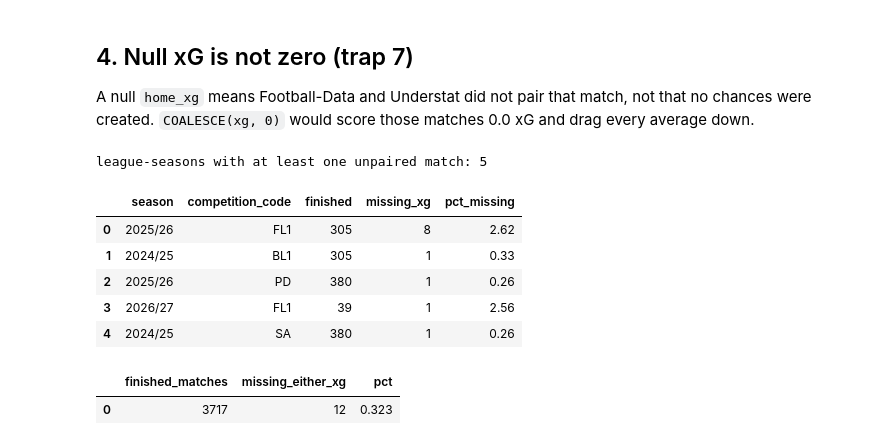
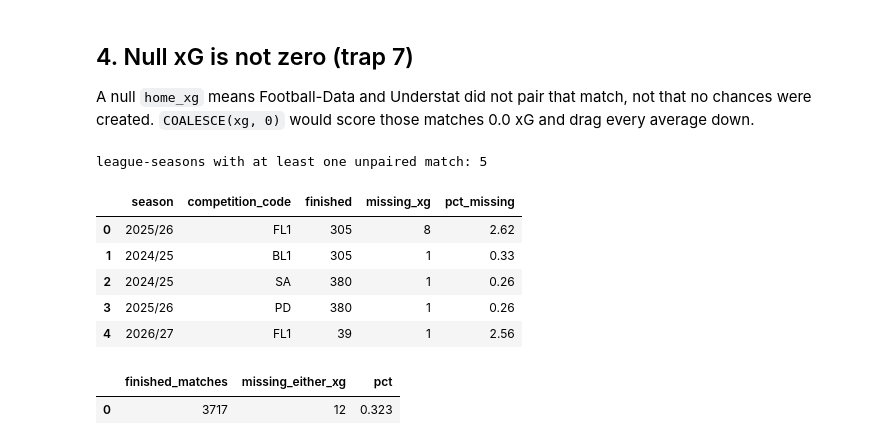
Before and after one commit to Fabiohhp/football-data-analytics, a Jupyter notebook: notebooks/01_data_profile.ipynb, the cells around one changed output. Saved outputs shown, nothing was run; the diff lists cells and outputs as text; code cells hidden in the pictures.

```diff
--- a/notebooks/01_data_profile.ipynb
+++ b/notebooks/01_data_profile.ipynb
@@ -232,29 +234,29 @@ and drag every average down.
 # %%
 xg_completeness = snap.df(
     """
     SELECT
         season,
         competition_code,
         count(*)                                          AS finished,
         count(*) FILTER (WHERE home_xg IS NULL)            AS missing_xg,
         round(100.0 * count(*) FILTER (WHERE home_xg IS NULL) / count(*), 2) AS pct_missing
     FROM fact_matches
     WHERE status = 'FINISHED' AND competition_code IS NOT NULL
     GROUP BY season, competition_code
     HAVING count(*) FILTER (WHERE home_xg IS NULL) > 0
-    ORDER BY missing_xg DESC
+    ORDER BY missing_xg DESC, season, competition_code
     """
 )
 print(f"league-seasons with at least one unpaired match: {len(xg_completeness)}")
 xg_completeness
 # %% [output]
 league-seasons with at least one unpaired match: 5
 |  | season | competition_code | finished | missing_xg | pct_missing |
 | 0 | 2025/26 | FL1 | 305 | 8 | 2.62 |
 | 1 | 2024/25 | BL1 | 305 | 1 | 0.33 |
-| 2 | 2025/26 | PD | 380 | 1 | 0.26 |
-| 3 | 2026/27 | FL1 | 39 | 1 | 2.56 |
-| 4 | 2024/25 | SA | 380 | 1 | 0.26 |
+| 2 | 2024/25 | SA | 380 | 1 | 0.26 |
+| 3 | 2025/26 | PD | 380 | 1 | 0.26 |
+| 4 | 2026/27 | FL1 | 39 | 1 | 2.56 |
 # %%
 # The same question asked of the whole snapshot, as one number.
 overall = snap.df(
```
Also changed, not shown: parts of 9 cells of this notebook, 38 other files.
